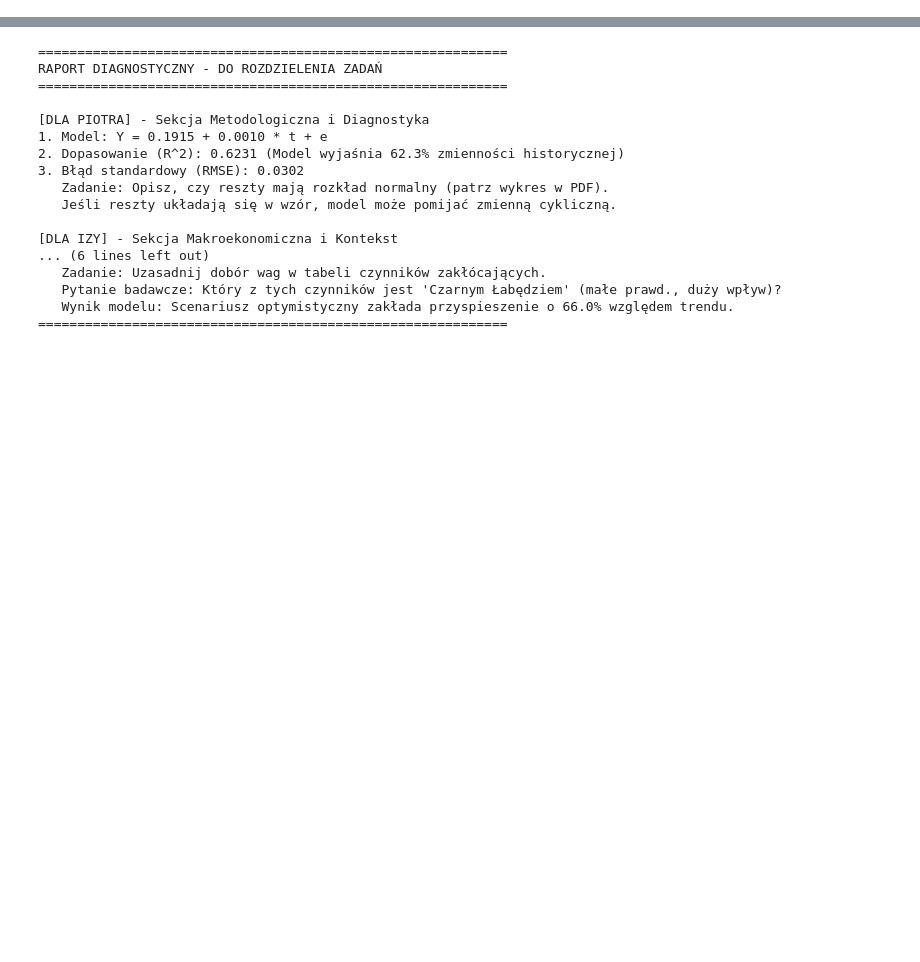
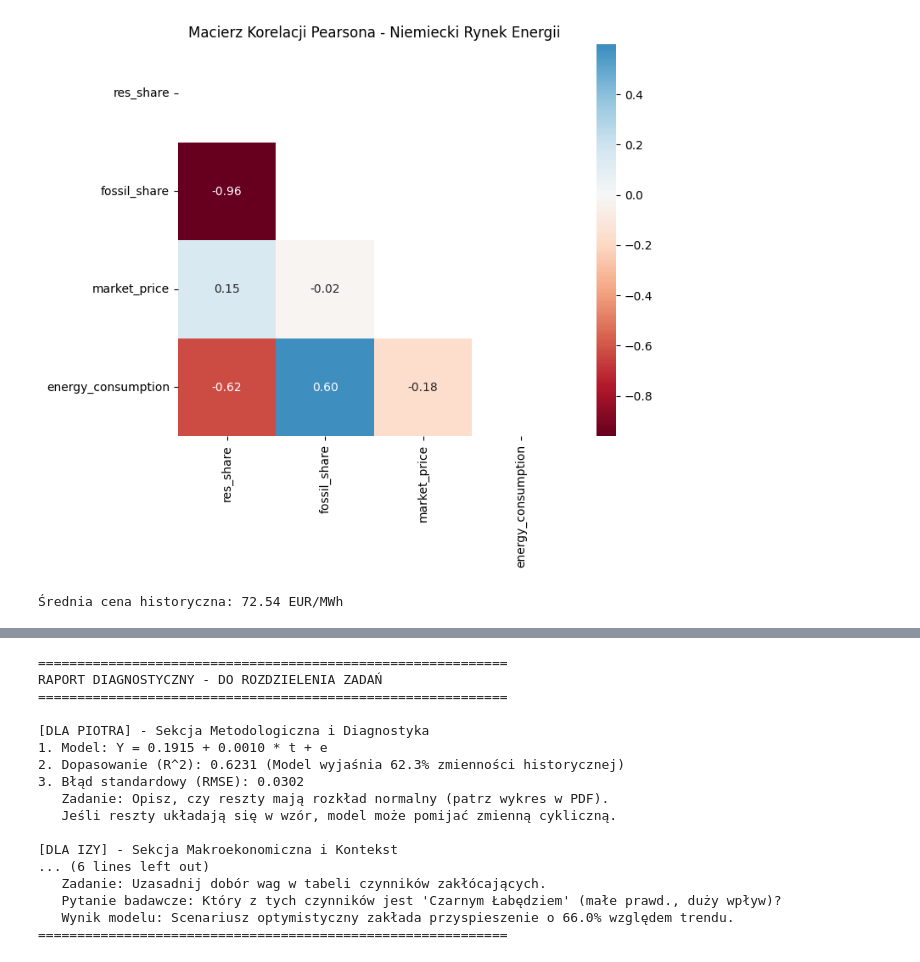
Before and after one commit to PWIS11/prog_zaawansowane, a Jupyter notebook: zadanie2/Zaawansowane_Prognozowanie_Zadanie2.ipynb, the cells around one changed output, grey strips where cells are left out. Saved outputs shown, nothing was run; the diff lists cells and outputs as text; code cells hidden in the pictures; blank space fills up the shorter version.

```diff
--- a/zadanie2/Zaawansowane_Prognozowanie_Zadanie2.ipynb
+++ b/zadanie2/Zaawansowane_Prognozowanie_Zadanie2.ipynb
@@ -56,0 +161,21 @@ intercept = model.intercept_
+# %%
+# ==============================================================================
+# ANALIZA KORELACJI
+# ==============================================================================
+plt.figure(figsize=(8, 6))
+
+corr_vars = ['res_share', 'fossil_share', 'market_price', 'energy_consumption']
+# Obliczenie macierzy
+corr_matrix = df[corr_vars].corr()
+
+# Maska dla górnego trójkąta (żeby nie dublować wyników)
+mask = np.triu(np.ones_like(corr_matrix, dtype=bool))
+
+sns.heatmap(corr_matrix, mask=mask, annot=True, cmap='RdBu', center=0, square=True, fmt=".2f")
+plt.title("Macierz Korelacji Pearsona - Niemiecki Rynek Energii")
+plt.show()
+
+print(f"Średnia cena historyczna: {df['market_price'].mean():.2f} EUR/MWh")
+# %% [output]
+[figure, added]
+Średnia cena historyczna: 72.54 EUR/MWh
```
Also changed, not shown: parts of 18 cells of this notebook.
